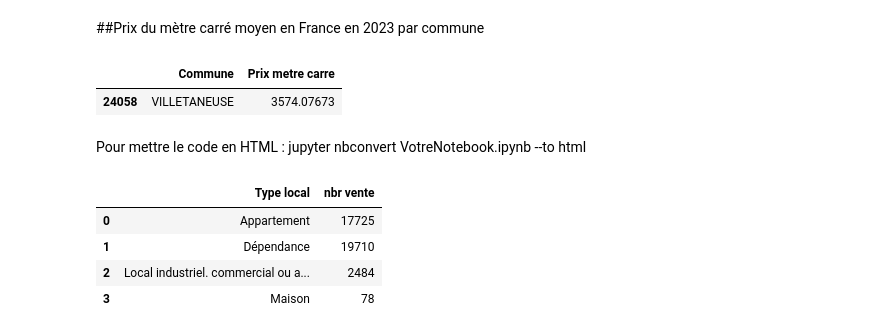
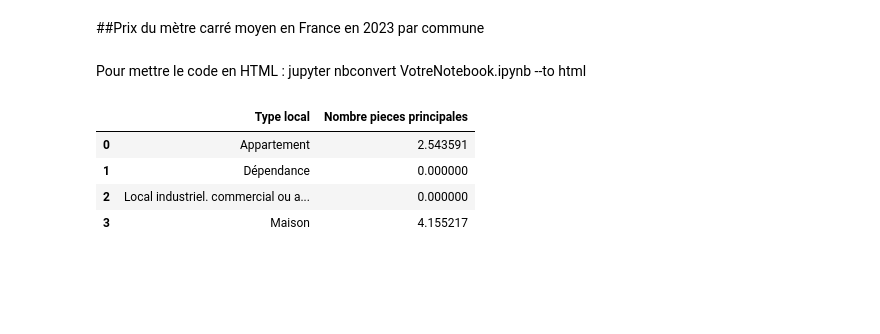
Before and after one commit to Onizaro/projet_jupyter, a Jupyter notebook: projet_jupyter.ipynb, the cells around one changed output. Cells and saved outputs as stored; diff of their text form; code cells hidden in the pictures; blank space fills up the shorter version.

```diff
--- a/projet_jupyter.ipynb
+++ b/projet_jupyter.ipynb
@@ -26,9 +33,6 @@ villes_france = pd.read_csv("villes_france.csv", sep=",",low_memory=False)
 # %%
 #pour nettoyer les données on va supprimer les colonnes où il n'y a pas de valeurs
 clean_data = data.dropna(axis = 1, how = "all")
-
-#on va aussi supprimer les valeurs comme B/T/Q ou Code_coie car elle ne vont pas nous servir
-clean_data = data.drop(columns=['Identifiant de document', 'Reference document', '1 Articles CGI','2 Articles CGI', '3 Articles CGI', '4 Articles CGI', '5 Articles CGI',"B/T/Q","No disposition", "Code voie", "Prefixe de section", "Section", "No plan", "No Volume", "Code type local"])
 
 #on doit aussi supprimer les lignes vides si il y en a
 clean_data = clean_data.dropna(axis = 0, how = "all")
@@ -92,3 +91,7 @@ fig.show()
+# %%
+nombre_piece_par_type = clean_data.groupby("Type local")["Nombre pieces principales"].mean().reset_index()
+fig = px.bar(nombre_piece_par_type, x='Type local', y='Nombre pieces principales', title='Nombre de ventes par departement')
+fig.show()
 # %% [markdown]
 ##Densité des ventes en France en 2023 par commune
 # %%
@@ -107,23 +111,46 @@ prix_metre_carre = prix_metre_carre.dropna(subset="Surface reelle bati")
 prix_metre_carre = prix_metre_carre[prix_metre_carre["Surface reelle bati"] > 0]
 #on garde seulement les appartement et maisons car il y a des prix de dependences a 5000000 pour 0 m² a Paris par exemple.
 #Les prix des dependences sont pardois absurde
-#prix_metre_carre = prix_metre_carre[prix_metre_carre["Type local"].isin(["Appartement", "Maison"])]
+
+#nettoyage
+prix_metre_carre = prix_metre_carre[prix_metre_carre["Type local"].isin(["Appartement", "Maison"])]
+prix_metre_carre = prix_metre_carre[prix_metre_carre["Surface reelle bati"] > 0]
+prix_metre_carre = prix_metre_carre[prix_metre_carre["Nombre de lots"] > 0]
+prix_metre_carre = prix_metre_carre.dropna(axis=0, how="all")
+
+
+
+#calcule du prix au mètre carré
 prix_metre_carre["Valeur fonciere"] = prix_metre_carre["Valeur fonciere"].str.replace(',','.').astype(float)
 prix_metre_carre["Prix metre carre"] = prix_metre_carre["Valeur fonciere"] / prix_metre_carre["Surface reelle bati"]
 
 
-prix_metre_carre = prix_metre_carre.groupby("Commune")["Prix metre carre"].mean().reset_index()
-prix_metre_carre = pd.merge(positions, prix_metre_carre, on="Commune")
+
+prix_metre_carre = prix_metre_carre.groupby("Code departement")["Prix metre carre"].mean().reset_index()
+prix_metre_carre = prix_metre_carre.rename(columns={"Code departement": "code"})
+
+with urlopen('https://france-geojson.gregoiredavid.fr/repo/departements.geojson') as response:
+    counties = json.load(response)
+
+
+fig = px.choropleth_mapbox(prix_metre_carre, geojson=counties, locations='code', color='Prix metre carre',
+                           color_continuous_scale="Viridis",
+                           range_color=(prix_metre_carre['Prix metre carre'].min(), prix_metre_carre['Prix metre carre'].max()),
+                           mapbox_style="carto-positron",
+                           zoom=4, center = {"lat": 46.6031, "lon": 1.8883},
+                           opacity=0.5,
+                           labels={'Prix metre carre':'Prix metre carre'},
+                           featureidkey="feature.properties.code"
+                          )
+fig.update_layout(margin={"r":0,"t":0,"l":0,"b":0})
+fig.show()
-# %% [output]
-|  | Commune | Prix metre carre |
-| 24058 | VILLETANEUSE | 3574.07673 |
 # %% [markdown]
 Pour mettre le code en HTML : jupyter nbconvert VotreNotebook.ipynb --to html
-# %%
-ventes_paris.groupby('Type local').size().reset_index(name="nbr vente")
-# %% [output]
-|  | Type local | nbr vente |
-| 0 | Appartement | 17725 |
-| 1 | Dépendance | 19710 |
-| 2 | Local industriel. commercial ou a... | 2484 |
-| 3 | Maison | 78 |
+# %%
+nombre_piece_par_type
+# %% [output]
+|  | Type local | Nombre pieces principales |
+| 0 | Appartement | 2.543591 |
+| 1 | Dépendance | 0.000000 |
+| 2 | Local industriel. commercial ou a... | 0.000000 |
+| 3 | Maison | 4.155217 |
```
Also changed, not shown: parts of 8 cells of this notebook.
